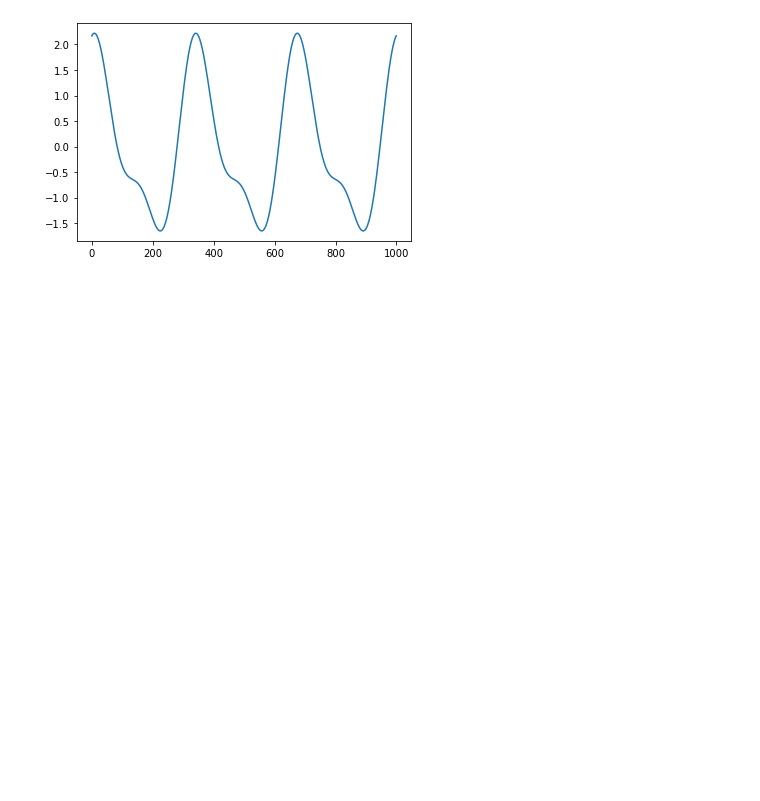
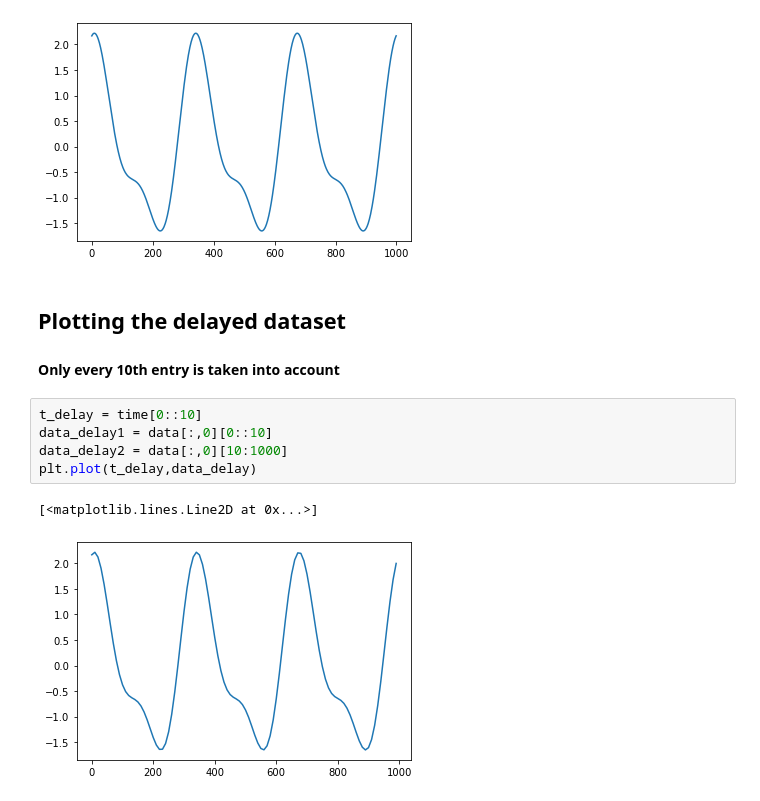
Before and after one commit to evtodorov/MLCMS, a Jupyter notebook: Exercise_5/Task_4_1.ipynb, the cells around one changed output. Drawn from its saved outputs; the diff is of its cells as text; blank space fills up the shorter version.

```diff
--- a/Exercise_5/Task_4_1.ipynb
+++ b/Exercise_5/Task_4_1.ipynb
@@ -24,3 +29,14 @@ plt.plot(t_plot,data[:,0])
 # %% [output]
 [<matplotlib.lines.Line2D at 0x...>]
 [figure]
+# %% [markdown]
+## Plotting the delayed dataset
+#### Only every 10th entry is taken into account
+# %%
+t_delay = time[0::10]
+data_delay1 = data[:,0][0::10]
+data_delay2 = data[:,0][10:1000]
+plt.plot(t_delay,data_delay)
+# %% [output]
+[<matplotlib.lines.Line2D at 0x...>]
+[figure, added]
```
Also changed, not shown: parts of 4 cells of this notebook, 1 other file.
